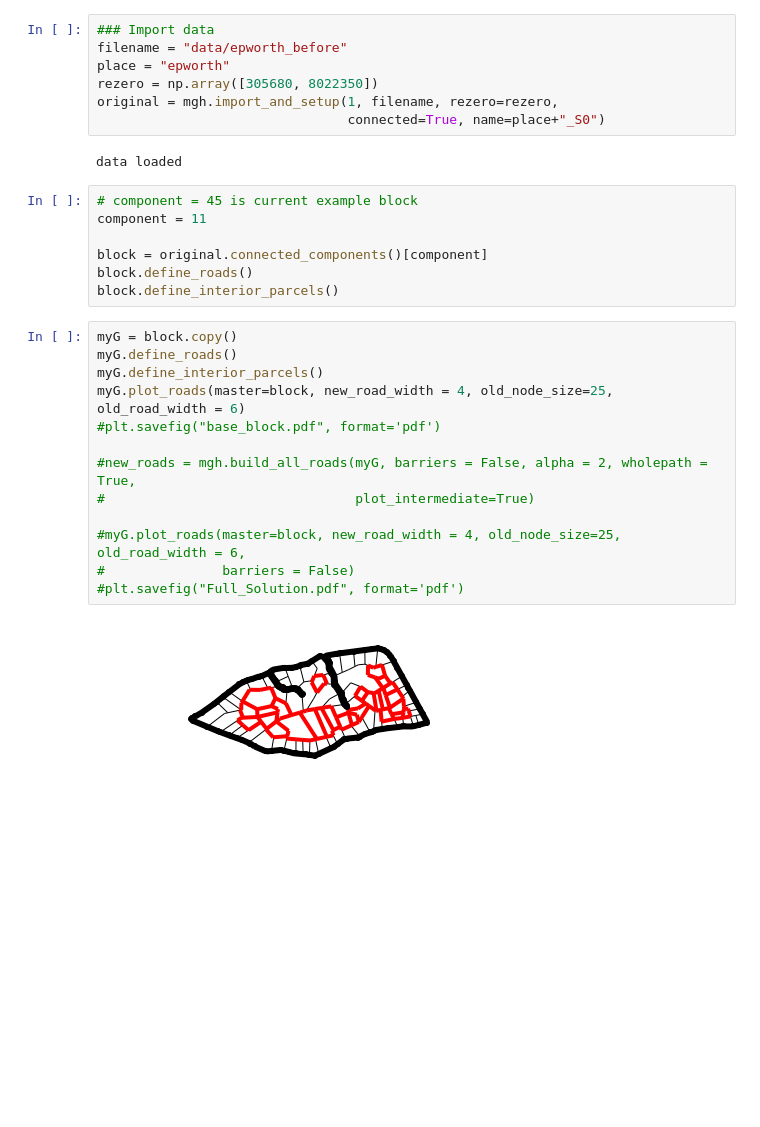
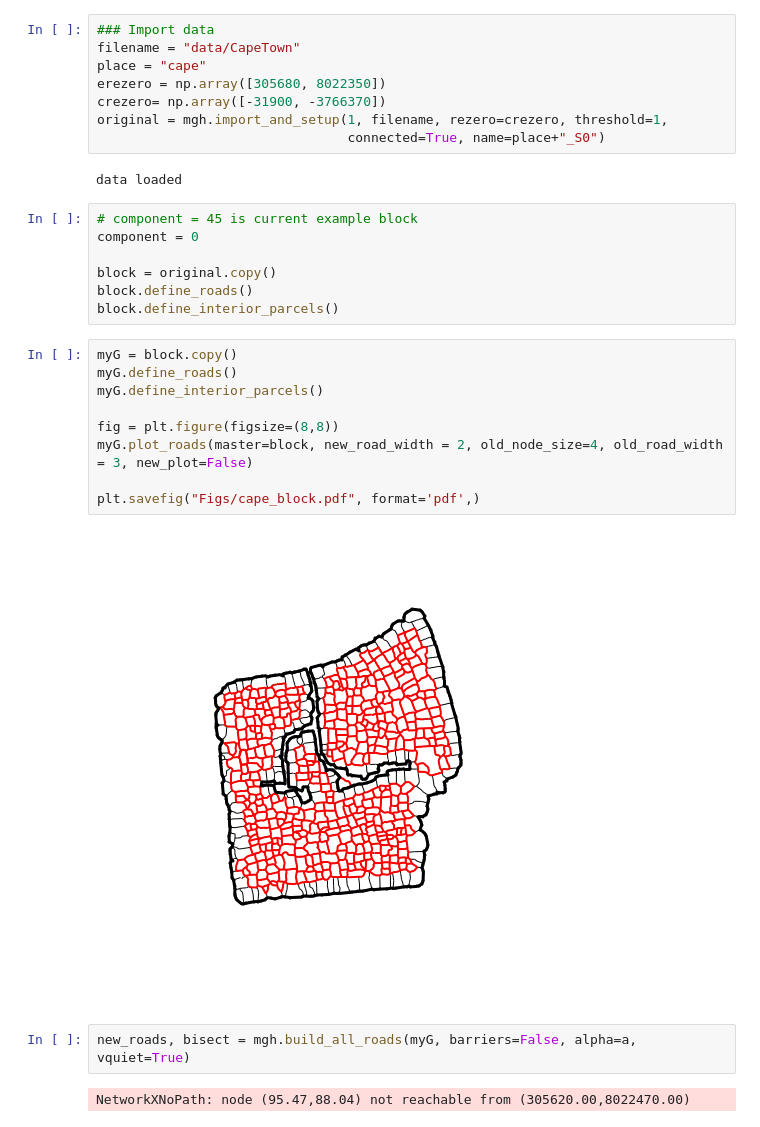
Before and after one commit to brelsford/topology, a Jupyter notebook: ReblockingFigs.ipynb, the cells around one changed output. Drawn from its saved outputs; the diff is of its cells as text; blank space fills up the shorter version.

Commit message:
Reblocking Figure Experimentation

```diff
--- a/ReblockingFigs.ipynb
+++ b/ReblockingFigs.ipynb
@@ -51,32 +61,33 @@ def nice_histogram(a,x,bounds=None):
 # %%
 ### Import data
-filename = "data/epworth_before"
-place = "epworth"
-rezero = np.array([305680, 8022350])
-original = mgh.import_and_setup(1, filename, rezero=rezero,
+filename = "data/CapeTown"
+place = "cape"
+erezero = np.array([305680, 8022350])
+crezero= np.array([-31900, -3766370])
+original = mgh.import_and_setup(1, filename, rezero=crezero, threshold=1,
                                 connected=True, name=place+"_S0")
 # %% [output]
 data loaded
 # %%
 # component = 45 is current example block
-component = 11
+component = 0
 
-block = original.connected_components()[component]
+block = original.copy()
 block.define_roads()
 block.define_interior_parcels()
-# %%
-myG = block.copy()
-myG.define_roads()
-myG.define_interior_parcels()
-myG.plot_roads(master=block, new_road_width = 4, old_node_size=25, old_road_width = 6)
-#plt.savefig("base_block.pdf", format='pdf')
-
-#new_roads = mgh.build_all_roads(myG, barriers = False, alpha = 2, wholepath = True,
-#                                plot_intermediate=True)
-
-#myG.plot_roads(master=block, new_road_width = 4, old_node_size=25, old_road_width = 6,
-#               barriers = False)
-#plt.savefig("Full_Solution.pdf", format='pdf')
-# %% [output]
-[figure, removed]
+# %%
+myG = block.copy()
+myG.define_roads()
+myG.define_interior_parcels()
+
+fig = plt.figure(figsize=(8,8))
+myG.plot_roads(master=block, new_road_width = 2, old_node_size=4, old_road_width = 3, new_plot=False)
+
+plt.savefig("Figs/cape_block.pdf", format='pdf',)
+# %% [output]
+[figure, added]
+# %%
+new_roads, bisect = mgh.build_all_roads(myG, barriers=False, alpha=a, vquiet=True)
+# %% [output]
+NetworkXNoPath: node (95.47,88.04) not reachable from (305620.00,8022470.00)
 # %%
```
Also changed, not shown: parts of 12 cells of this notebook, 1 other file.
